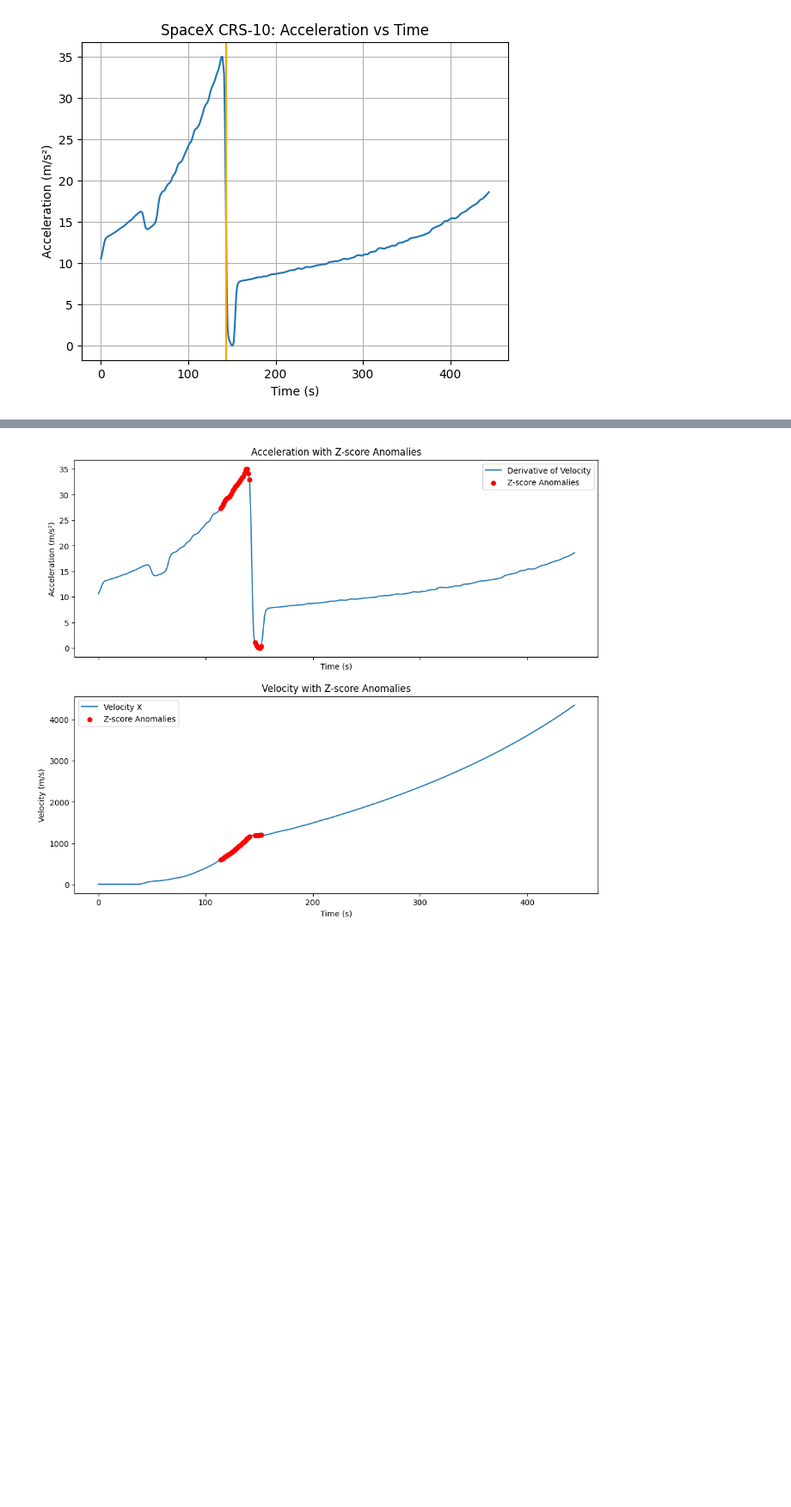
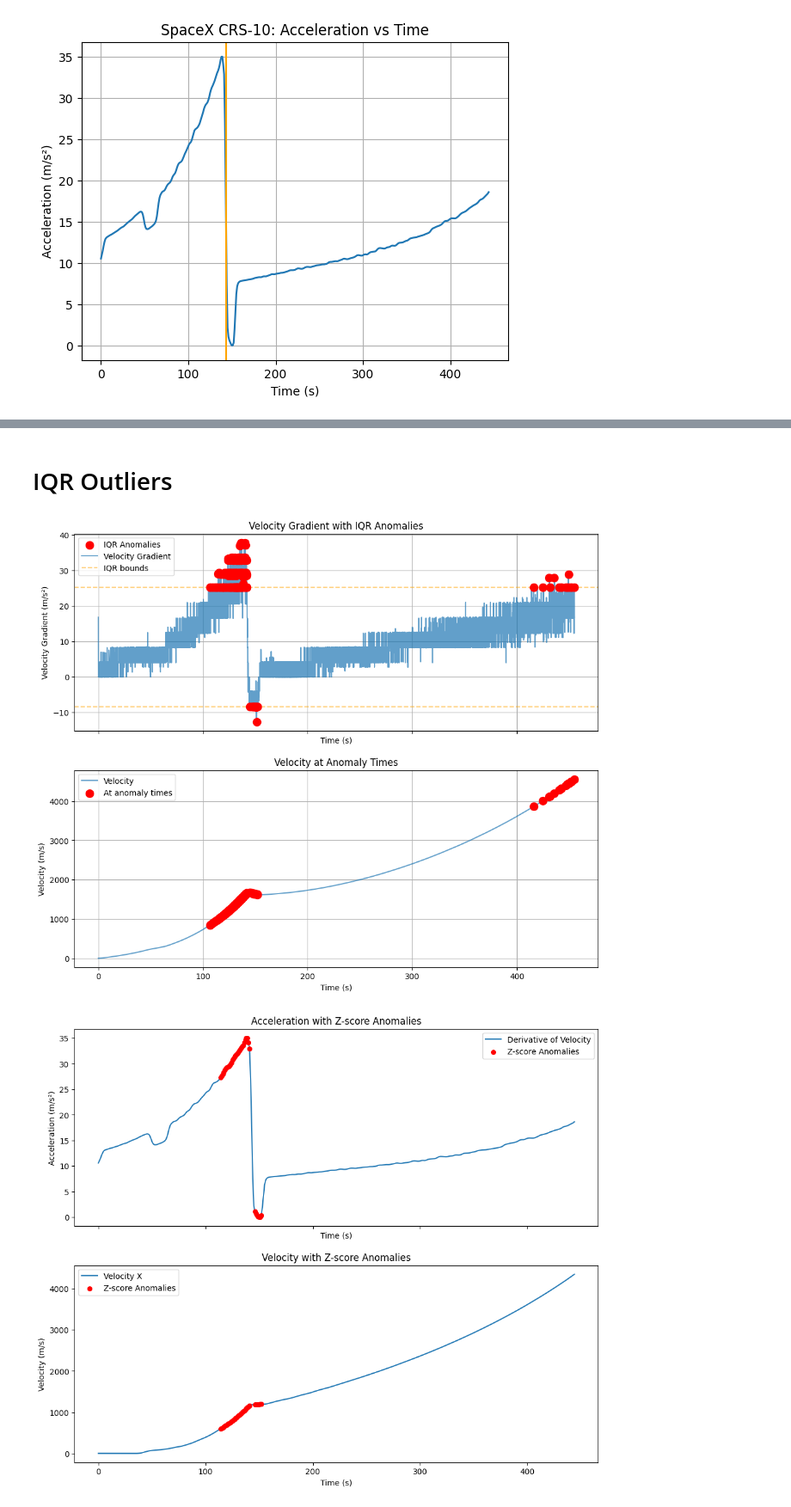
Before and after one commit to NicoCeresa/SpaceX-CRS-10-Telemetry-Analysis, a Jupyter notebook: notebooks/SpaceX_CRS_10_Telemetry.ipynb, the cells around one changed output, grey strips where cells are left out. Shown at 86% size. Saved outputs shown, nothing was run; the diff lists cells and outputs as text; code cells hidden in the pictures; blank space fills up the shorter version.

```diff
--- a/notebooks/SpaceX_CRS_10_Telemetry.ipynb
+++ b/notebooks/SpaceX_CRS_10_Telemetry.ipynb
@@ -82,7 +81,9 @@ plt.grid();
 # %% [output]
 [figure]
 # %%
-crs_10_df['gradient_of_velocity'] = np.gradient(crs_10_df["velocity"], crs_10_df["time"])
+crs_10_df = crs_10_df.with_columns(
+    pl.Series("gradient_of_velocity", np.gradient(crs_10_df["velocity"].to_numpy(), crs_10_df["time"].to_numpy()))
+)
 
 plt.plot(crs_10_df["time"], crs_10_df["gradient_of_velocity"])
 plt.xlabel("Time (s)")
@@ -279 +230,60 @@ plt.show();
+# %% [markdown]
+# IQR Outliers
+# %%
+Q1_grad = crs_10_df["gradient_of_velocity"].quantile(0.25)
+Q3_grad = crs_10_df["gradient_of_velocity"].quantile(0.75)
+IQR_grad = Q3_grad - Q1_grad
+lower_bound_grad = Q1_grad - 1.5 * IQR_grad
+upper_bound_grad = Q3_grad + 1.5 * IQR_grad
+
+grad_series = crs_10_df["gradient_of_velocity"].to_numpy()
+iqr_anomalies_grad = (grad_series < lower_bound_grad) | (grad_series > upper_bound_grad)
+
+time_anomalies_iqr_grad = crs_10_df["time"].to_numpy()[iqr_anomalies_grad]
+gradient_anomalies_iqr_grad = grad_series[iqr_anomalies_grad]
+velo_anomalies_iqr_grad = crs_10_df["velocity"].to_numpy()[iqr_anomalies_grad]
+
+fig, (ax1, ax2) = plt.subplots(2, 1, figsize=(12, 10), sharex=True)
+ax1.scatter(time_anomalies_iqr_grad,
+            gradient_anomalies_iqr_grad,
+            color='red',
+            s=100,
+            label='IQR Anomalies',
+            zorder=5)
+ax1.plot(crs_10_df["time"],
+         crs_10_df["gradient_of_velocity"],
+         label="Velocity Gradient",
+         alpha=0.7)
+ax1.axhline(y=upper_bound_grad,
+            color='orange',
+            linestyle='--',
+            alpha=0.5,
+            label='IQR bounds')
+ax1.axhline(y=lower_bound_grad,
+            color='orange',
+            linestyle='--',
+            alpha=0.5)
+ax1.set_xlabel("Time (s)")
+ax1.set_ylabel("Velocity Gradient (m/s²)")
+ax1.set_title("Velocity Gradient with IQR Anomalies")
+ax1.legend()
+ax1.grid()
+
+ax2.plot(crs_10_df["time"],
+         crs_10_df["velocity"],
+         label="Velocity",
+         alpha=0.7)
+ax2.scatter(time_anomalies_iqr_grad,
+            velo_anomalies_iqr_grad,
+            color='red',
+            s=100,
+            label='At anomaly times',
+            zorder=5)
+ax2.set_xlabel("Time (s)")
+ax2.set_ylabel("Velocity (m/s)")
+ax2.set_title("Velocity at Anomaly Times")
+ax2.legend()
+ax2.grid();
+# %% [output]
+[figure, new version]
 # %%
```
Also changed, not shown: parts of 46 cells of this notebook, 1 other file.
